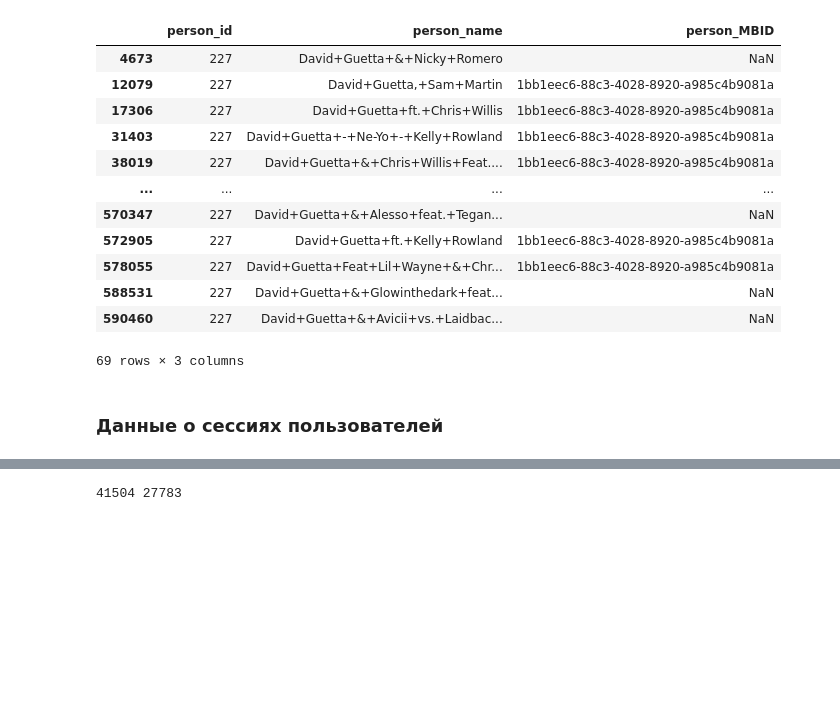
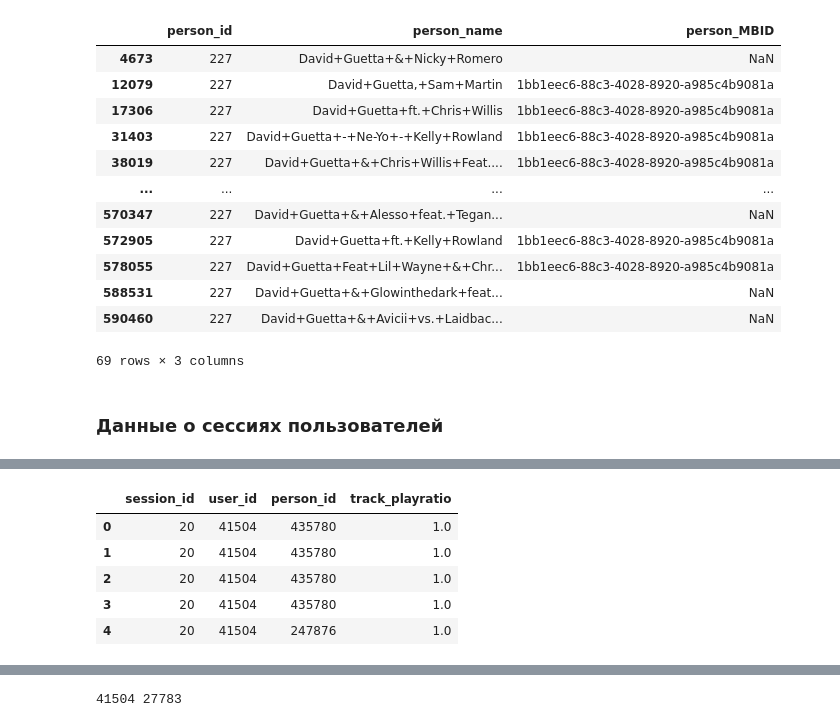
Before and after one commit to MaxBalashov/VK-CoreML-TestTask, a Jupyter notebook: notebooks/RecSys.ipynb, the cells around one changed output, grey strips where cells are left out. Cells and saved outputs as stored; diff of their text form; code cells hidden in the pictures; blank space fills up the shorter version.

```diff
--- a/notebooks/RecSys.ipynb
+++ b/notebooks/RecSys.ipynb
@@ -97,0 +142,9 @@ user_person_test = sessions_test[['session_id', 'user_id', 'person_id', 'track_p
+# %%
+user_person_test.head()
+# %% [output]
+|  | session_id | user_id | person_id | track_playratio |
+| 0 | 20 | 41504 | 435780 | 1.0 |
+| 1 | 20 | 41504 | 435780 | 1.0 |
+| 2 | 20 | 41504 | 435780 | 1.0 |
+| 3 | 20 | 41504 | 435780 | 1.0 |
+| 4 | 20 | 41504 | 247876 | 1.0 |
```
Also changed, not shown: parts of 25 cells of this notebook.
